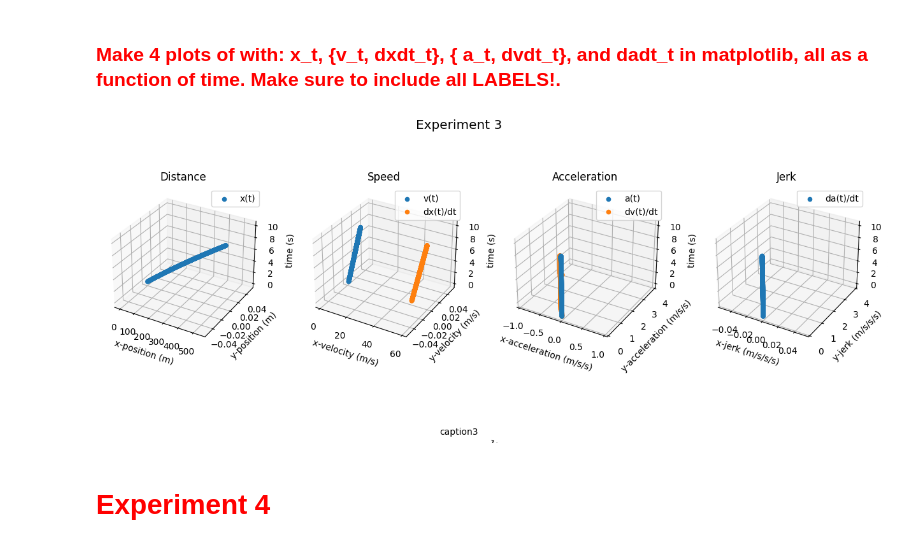
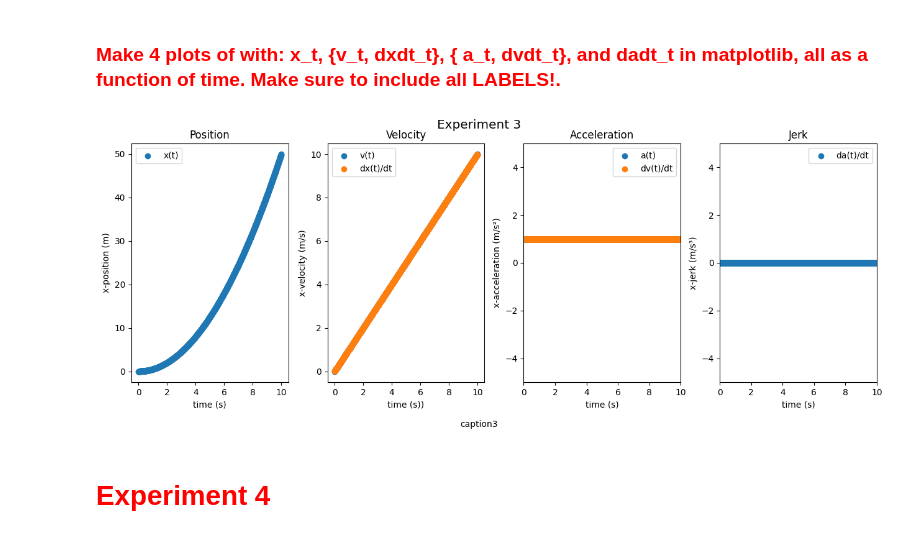
Before and after one commit to CalebAnderson22/PHY122, a Jupyter notebook: phy122_N1Lt.ipynb, the cells around one changed output. Cells and saved outputs as stored; diff of their text form; code cells hidden in the pictures.

```diff
--- a/phy122_N1Lt.ipynb
+++ b/phy122_N1Lt.ipynb
@@ -170,9 +170,9 @@ fig2.show()
 # %% [markdown]
 ###  <font color='Red'> To begin lets start with by defining an initial position, velocity, and acceleration </font>
 # %%
-x_i3 = array([0., 0.]) ## m : initial position vector/array
-v_i3 = array([1., 0.]) ## m/s : initial velocity vector/array
-a_i3 = array([1., 0.]) ## m/s/s : initial acceleration vector/array
+x_i3 = array([0., 0., 0.]) ## m : initial position vector/array
+v_i3 = array([0., 0., 0.]) ## m/s : initial velocity vector/array
+a_i3 = array([1., 0., 0.]) ## m/s/s : initial acceleration vector/array
 # %% [markdown]
 ###  <font color='Red'> PRINT out the distance, speed, and magnitude of the acceleration of the previously defined vectors: </font>
 # %%
@@ -190,15 +190,15 @@ the initial acceleration is 1.000 meters/second²
 # %% [markdown]
 ###  <font color='Red'> Define a for-loop to Velocity-Verlet integrate the motion to obtain a x_t, v_t, and a_t. </font>
 # %%
-x_t3 = zeros((len(timeline), 2)) ## initialize position-trajectory (position vectors for all times)
-v_t3 = zeros((len(timeline), 2)) ## initialize velocity-trajectory (velocity vectors for all times)
-a_t3 = zeros((len(timeline), 2)) ## initialize acceleration-trajectory (acceleration vectors for all times)
+x_t3 = zeros((len(timeline), 3)) ## initialize position-trajectory (position vectors for all times)
+v_t3 = zeros((len(timeline), 3)) ## initialize velocity-trajectory (velocity vectors for all times)
+a_t3 = zeros((len(timeline), 3)) ## initialize acceleration-trajectory (acceleration vectors for all times)
 
 x_t3[0] = x_i3 ## initialize the 0th position-trajectory entry to the initial-position
 v_t3[0] = v_i3 ## initialize the 0th velocity-trajectory entry to the initial-velocity
 a_t3[0] = a_i3 ## initialize the 0th acceleration-trajectory entry to the initial-acceleration
 for t in range(1,len(x_t3)): ## iteratively run algorithm for all entries (for all time, excluding time 0)
-  x_t3[t] = x_t3[t-1] + v_t3[t-1] * dt + 0.5 * a_t3[t-1] * dt**dt ## Velocity-Verlet Step 1 : find new position from old data
+  x_t3[t] = x_t3[t-1] + v_t3[t-1] * dt + 0.5 * a_t3[t-1] * dt**2 ## Velocity-Verlet Step 1 : find new position from old data
   a_t3[t] = a_t3[t-1] ## Velocity-Verlet Step 2 : find new acceleraiton from old acceleraiton
   v_t3[t] = v_t3[t-1] + 0.5 * ( a_t3[t-1] + a_t3[t] ) * dt ## Velocity-Verlet Step 3 : find new velociy from old data & new accleration
 # %% [markdown]
@@ -215,48 +215,42 @@ dadt_t3 = d(a_t3)/dt ## take numerical-derivative of the aforementioned accelera
 ###  <font color='Red'> Make 4 plots of with: x_t, \{v_t, dxdt_t\}, \{ a_t, dvdt_t\}, and dadt_t in matplotlib, all as a function of time. Make sure to include all LABELS!. </font>
 # %%
 fig3, (ax13, ax23, ax33, ax43) = plt.subplots(1, 4)
-ax13.axis('off')
-ax23.axis('off')
-ax33.axis('off')
-ax43.axis('off')
-ax13 = fig3.add_subplot(1, 4, 1, projection='3d')  # Create a 3D subplot
-ax23 = fig3.add_subplot(1, 4, 2, projection='3d')  # Create a 3D subplot
-ax33 = fig3.add_subplot(1, 4, 3, projection='3d')  # Create a 3D subplot
-ax43 = fig3.add_subplot(1, 4, 4, projection='3d')  # Create a 3D subplot
 
 fig3.text(1, 1, "Experiment 3", ha='center', fontsize='x-large')
 fig3.subplots_adjust(hspace=0.01, wspace=0.25, right=2, top=0.95, bottom=0.15)
 caption3 = "caption3"
 caption_wrapped3 = textwrap.fill(caption3, width=40)
 fig3.text(1, 0, caption_wrapped3, ha='center')
 
-ax13.scatter(x_t3[:, 0], x_t3[:, 1], timeline, label="x(t)")
-ax13.set_title("Distance")
+ax13.scatter(timeline, x_t3[:, 0], label="x(t)")
+ax13.set_title("Position")
 ax13.legend()
-ax13.set(xlabel="x-position (m)", ylabel="y-position (m)", zlabel="time (s)")
+ax13.set(xlabel="time (s)", ylabel="x-position (m)")
 
-ax23.scatter(v_t3[:, 0], v_t3[:, 1], timeline, label="v(t)")
-ax23.scatter(dxdt_t3[:, 0], dxdt_t3[:, 1], timeline, label="dx(t)/dt")
-ax23.set_title("Speed")
+ax23.scatter(timeline, v_t3[:, 0], label="v(t)")
+ax23.scatter(timeline, dxdt_t3[:, 0], label="dx(t)/dt")
+ax23.set_title("Velocity")
 ax23.legend()
-ax23.set(xlabel="x-velocity (m/s)", ylabel="y-velocity (m/s)", zlabel="time (s)")
+ax23.set(xlabel="time (s))", ylabel="x-velocity (m/s)")
 
-ax33.scatter(a_t3[:, 0], a_t3[:, 1], timeline, label="a(t)")
-ax33.scatter(dvdt_t3[:, 0], dvdt_t3[:, 1], timeline, label="dv(t)/dt")
-ax33.set_ylim([0, 4])
+ax33.scatter(timeline, a_t3[:, 0], label="a(t)")
+ax33.scatter(timeline, dvdt_t3[:, 0], label="dv(t)/dt")
+ax33.set_xlim([0, 10])
+ax33.set_ylim([-5, 5])
 ax33.set_title("Acceleration")
 ax33.legend()
-ax33.set(xlabel="x-acceleration (m/s/s)", ylabel="y-acceleration (m/s/s)", zlabel="time (s)")
+ax33.set(xlabel="time (s)", ylabel="x-acceleration (m/s\u00b2)")
 
-ax43.scatter(dadt_t3[:, 0], dadt_t3[:, 1], timeline, label="da(t)/dt")
-ax43.set_ylim([0, 4])
+ax43.scatter(timeline, dadt_t3[:, 0], label="da(t)/dt")
+ax43.set_xlim([0, 10])
+ax43.set_ylim([-5, 5])
 ax43.set_title("Jerk")
-ax43.set(xlabel="x-jerk (m/s/s/s)", ylabel="y-jerk (m/s/s/s)", zlabel="time (s)")
+ax43.set(xlabel="time (s)", ylabel="x-jerk (m/s\u00b3)")
 ax43.legend()
 
 fig3.show()
 # %% [output]
-[figure, old version]
+[figure, new version]
 # %% [markdown]
 #   <font color='Red'> **Experiment 4** </font>
 # %% [markdown]
```
Also changed, not shown: parts of 6 cells of this notebook.
